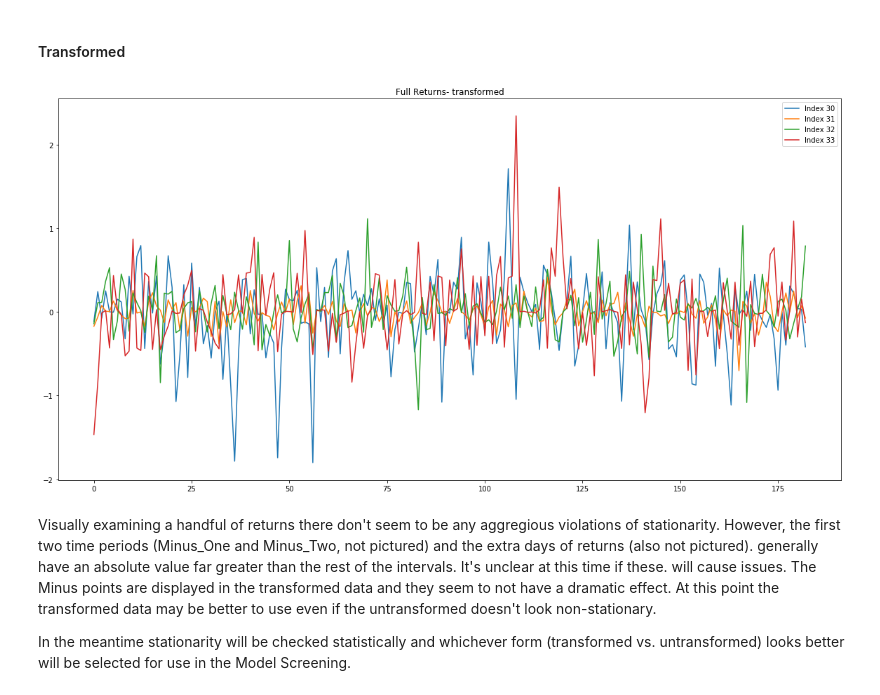
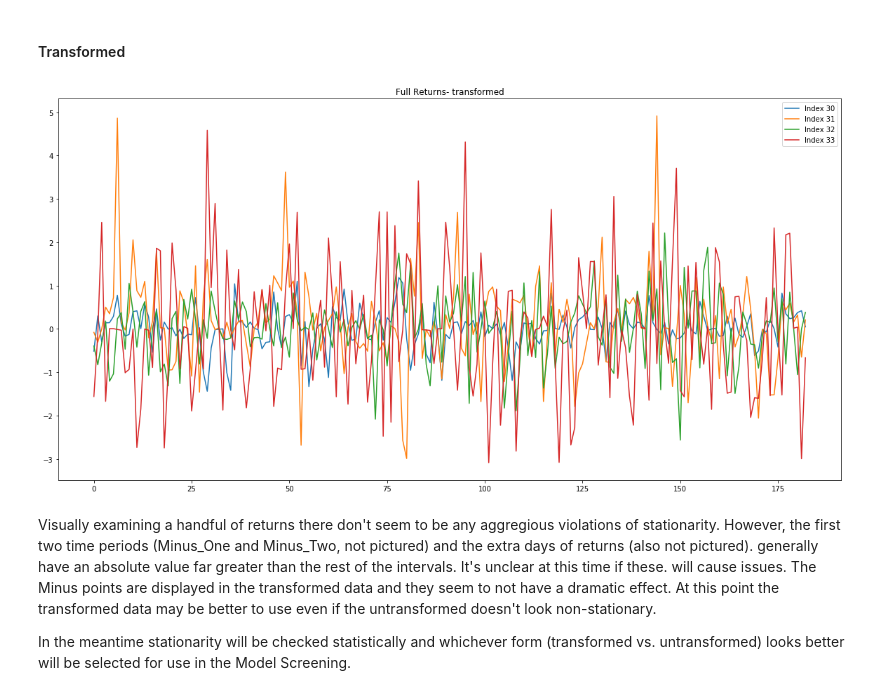
Before and after one commit to rlagrois/AdvFinML, a Jupyter notebook: Fin-Project_MultioutReg/EDA-Prep+ModelScreen-Keras.ipynb, the cells around one changed output. Cells and saved outputs as stored; diff of their text form; code cells hidden in the pictures.

```diff
--- a/Fin-Project_MultioutReg/EDA-Prep+ModelScreen-Keras.ipynb
+++ b/Fin-Project_MultioutReg/EDA-Prep+ModelScreen-Keras.ipynb
@@ -45,31 +47,26 @@ def feat_hist(x2):
 # Time Series Line Plot
 def ts_line(dat, start=None, stop=None, f2=False, ind_list=False, title="Returns"):
 
-    in_dim = len(dat.columns)
 
 
     if not ind_list:
         labs = [i for i in range(start,stop)]
         if not f2:
-            xs = np.array([i for i in range(2,in_dim)])
             ys = np.array(dat.iloc[start:stop,2:])
         else:
-            xs = np.array([i for i in range(in_dim)])
             ys = np.array(dat.iloc[start:stop,:])
 
     else:
         labs = ind_list
         if not f2:
-            xs = np.array([i for i in range(2,in_dim)])
             ys = np.array(dat.iloc[ind_list,2:])
         else:
-            xs = np.array([i for i in range(in_dim)])
             ys = np.array(dat.iloc[ind_list,:])
 
 
     for i in range(ys.shape[0]):
         label = 'Index ' + str(labs[i])
-        plt.plot(xs, ys[i], label=label)
+        plt.plot(ys[i], label=label)
 
     plt.legend()
     plt.title(title)
@@ -96,16 +93,40 @@ def adf_rows(dat):
 
     return res
 
-def sub_file(mod, path):
-    return
+def make_sub(sub, fn):
+    sub = ytsc.inverse_transform(sub)
+    sub = sub.reshape(-1,1)
+
+    win = [i for i in range(1,120001)]
+    step = [i for i in range(1,63)]
+    rnames = [None] * sub.shape[0]
+
+    ind = 0
+
+    for i in win:
+        for k in step:
+            name = str(i) + '_' + str(k)
+            rnames[ind] = name
+            ind += 1
+
+    s = pd.DataFrame(rnames)
+    s.columns = ['Id']
+    s['Predicted'] = sub
+    path = r"C:\Users\rlagr\fin\winton\data\\"
+    path = path + fn
+
+    s.to_csv(path, index=False)
 # %% [markdown]
 # Read and Prep
 # %%
-path = r"C:\Users\RemyLagrois\!pytorch\data\train.csv"
-#path = r"C:\Users\rlagr\fin\winton\data\train.csv"
+#path = r"C:\Users\RemyLagrois\!pytorch\data\train.csv"
+path = r"C:\Users\rlagr\fin\winton\data\train.csv"
 df = pd.read_csv(path)
 df = df.astype('float')
 
+sub_set = pd.read_csv(r"C:\Users\rlagr\fin\winton\data\test_2.csv")
+sub_set = sub_set.astype('float')
+
 df.head()
 # %% [output]
 |  | Id | Feature_1 | Feature_2 | Feature_3 | Feature_4 | Feature_5 | Feature_6 | Feature_7 | Feature_8 | ... |
@@ -160,7 +181,7 @@ x2 = na_fill(x2, mode)
 x_fin = pd.concat([x2,x], axis=1)
 
 # Train/Test Split
-X_train, X_test, y_train, y_test = train_test_split(x_fin, y, test_size=0.33, random_state=2911)
+X_train, X_test, y_train, y_test = train_test_split(x_fin, y, test_size=0.1, random_state=2911)
 
 # Seperate Features and TS
 X_train_ts = X_train.iloc[:,23:147]
@@ -242,9 +263,9 @@ ts_line(full_ts_plt, 30, 34, title='Full Returns')
 # %%
 plt.figure(figsize=(20,10))
 full_ts_tx = pd.concat([xsc_check,ysc_check], axis=1)
-ts_line(full_ts, 30, 34, f2=True, title='Full Returns- transformed')
+ts_line(full_ts_tx, 30, 34, f2=True, title='Full Returns- transformed')
 # %% [output]
-[figure, old version]
+[figure, new version]
 # %% [markdown]
 Visually examining a handful of returns there don't seem to be any aggregious violations of stationarity.  However, the first two time periods (Minus_One and Minus_Two, not pictured) and the extra days of returns (also not pictured). generally have an absolute value far greater than the rest of the intervals.  It's unclear at this time if these.  will cause issues.  The Minus points are displayed in the transformed data and they seem to not have a dramatic effect.  At this point the transformed data may be better to use even if the untransformed doesn't look non-stationary.
 
```
Also changed, not shown: parts of 59 cells of this notebook, 1 other file.
